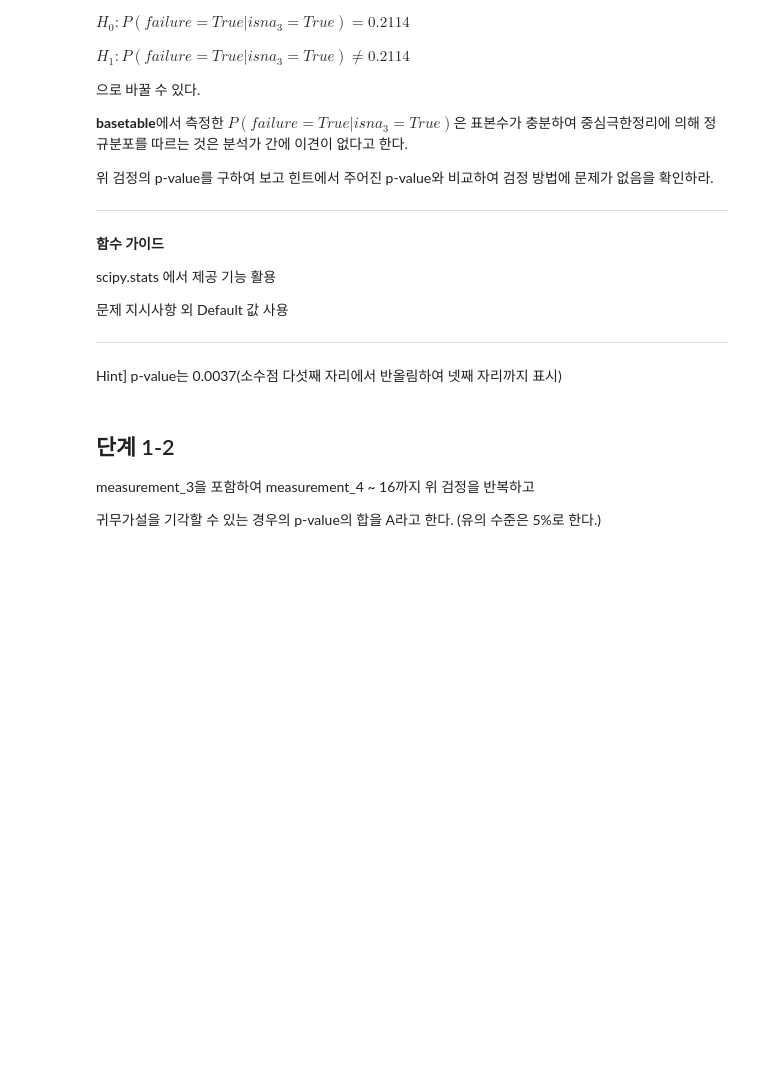
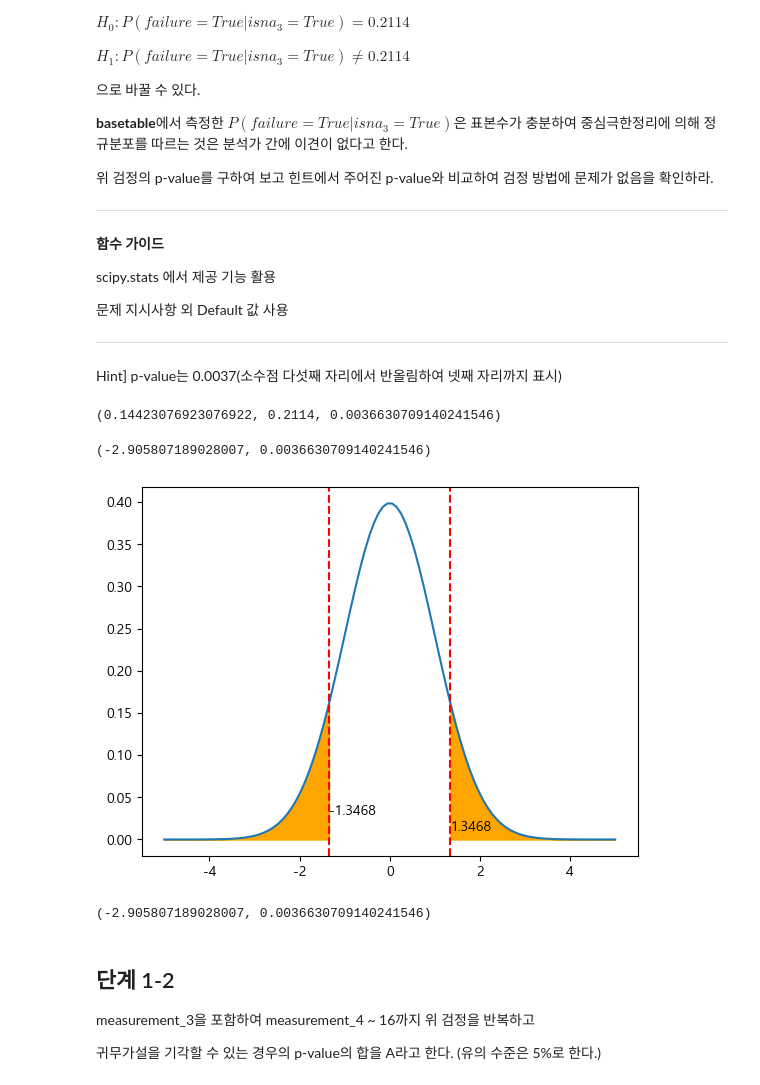
Before and after one commit to sunkusun9/DS_lv3_2610, a Jupyter notebook: sec_ds_lv3_prob1_prob.ipynb, the cells around one changed output. Drawn from its saved outputs; the diff is of its cells as text; code cells hidden in the pictures; blank space fills up the shorter version.

```diff
--- a/sec_ds_lv3_prob1_prob.ipynb
+++ b/sec_ds_lv3_prob1_prob.ipynb
@@ -427,6 +525,75 @@ $H_1: P(failure=True|isna_{3}=True) \neq 0.2114$
 ---
 
  Hint] p-value는 0.0037(소수점 다섯째 자리에서 반올림하여 넷째 자리까지 표시)
+# %%
+from scipy.stats import norm
+
+# 측정한 𝑃(𝑓𝑎𝑖𝑙𝑢𝑟𝑒=𝑇𝑟𝑢𝑒|𝑖𝑠𝑛𝑎3=𝑇𝑟𝑢𝑒) 은 표본수가 충분하여 중심극한정리에 의해 정규분포를 따름
+# 측정한 𝑃(𝑓𝑎𝑖𝑙𝑢𝑟𝑒=𝑇𝑟𝑢𝑒|𝑖𝑠𝑛𝑎3=𝑇𝑟𝑢𝑒) ~ N(mu, sigma)
+# 관측 확률 =  Positive 관측수 / 전체 관측수
+n = df_basetable['isna_3'].sum()
+# df_basetable.loc[df_basetable['isna_3'], 'failure'].sum() / n
+sam_mean = df_basetable.loc[df_basetable['isna_3'], 'failure'].mean()
+
+# 베르누이 분포(0, 1) 관측 확률 === 표본 평균
+
+# sam_mean ~ N(sam_mean_mu, sam_mean_sigma2)
+# sam_mean_mu = mu, sam_mean_sigma2 = sigma2 / n
+
+# H0 귀무가설이 맞다라는 가정에서 failure | isna3 = True ~ Bern(p=0.2114)
+# Bern(p)  mu: p, sigma2: p x (1 - p)
+p = 0.2114
+mu = p
+sigma2 = p * (1 - p)
+sam_mean_mu = mu
+sam_mean_sigma2 = sigma2 / n
+# two-sideded: 한쪽꼬리 x 2
+sam_mean, sam_mean_mu, norm.cdf(sam_mean, loc = sam_mean_mu, scale = sam_mean_sigma2 ** 0.5) * 2
+# %% [output]
+(0.14423076923076922, 0.2114, 0.0036630709140241546)
+# %%
+# 관습적으로 표준화를 하여 구합니다.
+Z = -abs((sam_mean - sam_mean_mu) / (sam_mean_sigma2 ** 0.5))
+Z, norm.cdf(Z) * 2
+# %% [output]
+(-2.905807189028007, 0.0036630709140241546)
+# %%
+# 표준정규 분포를 이용한 pvalue 도출을 그래프로 설명해봅니다
+from scipy.stats import norm
+P_true = 0.2114
+col = 'isna_{}'.format(4)
+P_var = P_true * (1 - P_true)
+n_samples = df_basetable[col].sum()
+P_missing_true = df_basetable.loc[df_basetable[col], 'failure'].mean()
+P_missing_var = P_var / n_samples
+P_missing_std = P_missing_var ** 0.5
+
+stat = -abs((P_missing_true - P_true) / P_missing_std)
+
+plt.plot(np.linspace(-5, 5, 100), norm.pdf(np.linspace(-5, 5, 100)))
+plt.axvline(stat, color='red', linestyle='--')
+plt.text(stat, 0.03, str(stat)[:7])
+plt.axvline(-stat, color='red', linestyle='--')
+plt.text(-stat, 0.01, str(-stat)[:6])
+plt.fill_between(np.linspace(-5, stat, 100), np.zeros(shape=100),
+                norm.pdf(np.linspace(-5, stat, 100)), color='orange')
+plt.fill_between(np.linspace(-stat, 5, 100), np.zeros(shape=100),
+                norm.pdf(np.linspace(-stat, 5, 100)), color='orange')
+
+plt.show()
+# %% [output]
+[figure, added]
+# %%
+from statsmodels.stats.proportion import proportions_ztest
+proportions_ztest(
+    df_basetable.loc[df_basetable['isna_3'], 'failure'].sum(),  # success의 수(Positive의 수, failure가 True인 수)
+    df_basetable['isna_3'].sum(), # 관측의 수
+    0.2114,  # 귀무가설에서의 비율
+    'two-sided', # 대립 가설: 양측 검정
+    prop_var = 0.2114  # 분산을 구하는데 사용하는 비율
+)
+# %% [output]
+(-2.905807189028007, 0.0036630709140241546)
 # %% [markdown]
 ## 단계 1-2
 
```
Also changed, not shown: parts of 34 cells of this notebook.
